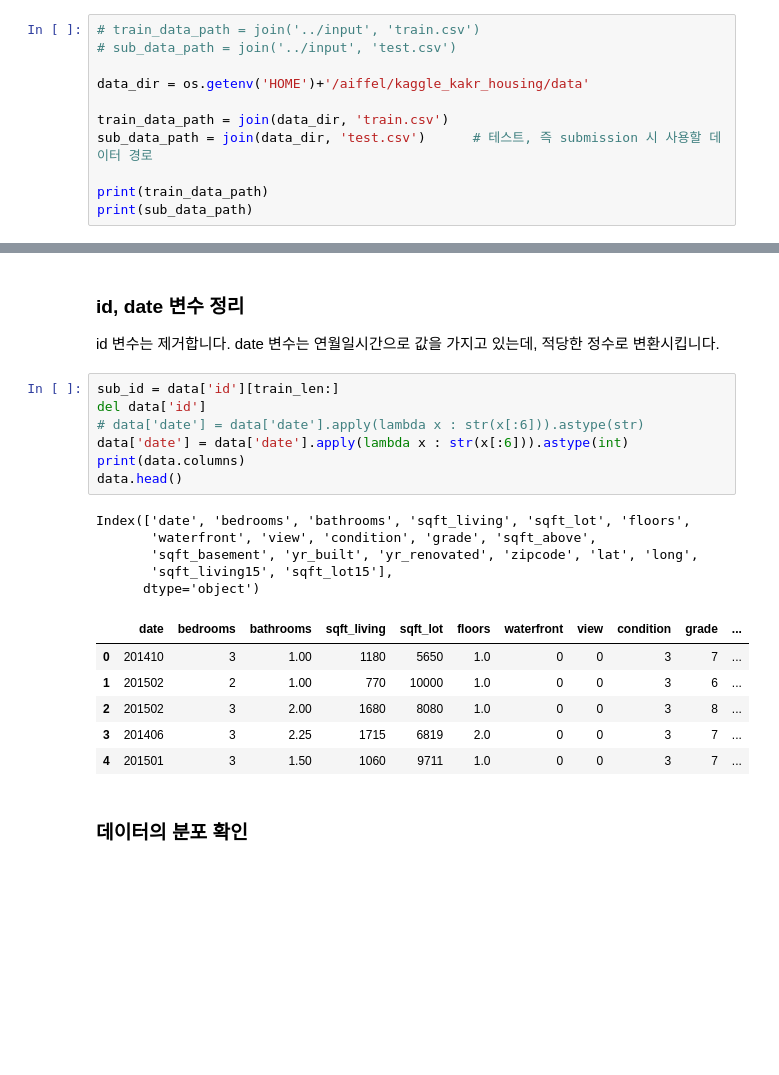
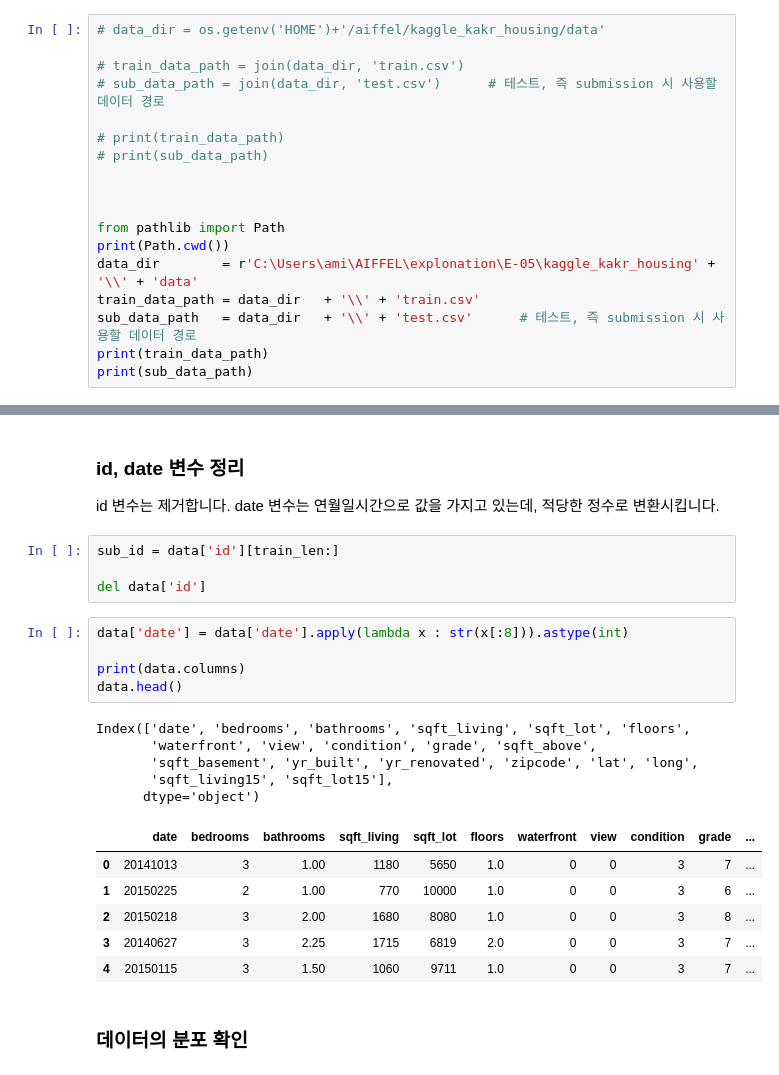
Before and after one commit to Kona-cfd/AIFFEL_PROJECT, a Jupyter notebook: [E-05]kaggle_kakr_housing.ipynb, the cells around one changed output, grey strips where cells are left out. Cells and saved outputs as stored; diff of their text form; blank space fills up the shorter version.

```diff
--- a/[E-05]kaggle_kakr_housing.ipynb
+++ b/[E-05]kaggle_kakr_housing.ipynb
@@ -18,14 +18,21 @@ import lightgbm as lgb
 import matplotlib.pyplot as plt
 import seaborn as sns
 # %%
-# train_data_path = join('../input', 'train.csv')
-# sub_data_path = join('../input', 'test.csv')
+# data_dir = os.getenv('HOME')+'/aiffel/kaggle_kakr_housing/data'
 
-data_dir = os.getenv('HOME')+'/aiffel/kaggle_kakr_housing/data'
+# train_data_path = join(data_dir, 'train.csv')
+# sub_data_path = join(data_dir, 'test.csv')      # 테스트, 즉 submission 시 사용할 데이터 경로
 
-train_data_path = join(data_dir, 'train.csv')
-sub_data_path = join(data_dir, 'test.csv')      # 테스트, 즉 submission 시 사용할 데이터 경로
+# print(train_data_path)
+# print(sub_data_path)
 
+
+
+from pathlib import Path
+print(Path.cwd())
+data_dir        = r'C:\Users\ami\AIFFEL\explonation\E-05\kaggle_kakr_housing' + '\\' + 'data'
+train_data_path = data_dir   + '\\' + 'train.csv'
+sub_data_path   = data_dir   + '\\' + 'test.csv'      # 테스트, 즉 submission 시 사용할 데이터 경로
 print(train_data_path)
 print(sub_data_path)
 # %% [output]
@@ -133,25 +140,27 @@ sqft_lot15 : 0
 ### id, date 변수 정리
 id 변수는 제거합니다.
 date 변수는 연월일시간으로 값을 가지고 있는데, 적당한 정수로 변환시킵니다.
+# %%
+sub_id = data['id'][train_len:]
+
+del data['id']
 # %%
-sub_id = data['id'][train_len:]
-del data['id']
-# data['date'] = data['date'].apply(lambda x : str(x[:6])).astype(str)
-data['date'] = data['date'].apply(lambda x : str(x[:6])).astype(int)
+data['date'] = data['date'].apply(lambda x : str(x[:8])).astype(int)
+
 print(data.columns)
 data.head()
 # %% [output]
 Index(['date', 'bedrooms', 'bathrooms', 'sqft_living', 'sqft_lot', 'floors',
        'waterfront', 'view', 'condition', 'grade', 'sqft_above',
        'sqft_basement', 'yr_built', 'yr_renovated', 'zipcode', 'lat', 'long',
        'sqft_living15', 'sqft_lot15'],
       dtype='object')
 |  | date | bedrooms | bathrooms | sqft_living | sqft_lot | floors | waterfront | view | condition | grade | ... |
-| 0 | 201410 | 3 | 1.00 | 1180 | 5650 | 1.0 | 0 | 0 | 3 | 7 | ... |
-| 1 | 201502 | 2 | 1.00 | 770 | 10000 | 1.0 | 0 | 0 | 3 | 6 | ... |
-| 2 | 201502 | 3 | 2.00 | 1680 | 8080 | 1.0 | 0 | 0 | 3 | 8 | ... |
-| 3 | 201406 | 3 | 2.25 | 1715 | 6819 | 2.0 | 0 | 0 | 3 | 7 | ... |
-| 4 | 201501 | 3 | 1.50 | 1060 | 9711 | 1.0 | 0 | 0 | 3 | 7 | ... |
+| 0 | 20141013 | 3 | 1.00 | 1180 | 5650 | 1.0 | 0 | 0 | 3 | 7 | ... |
+| 1 | 20150225 | 2 | 1.00 | 770 | 10000 | 1.0 | 0 | 0 | 3 | 6 | ... |
+| 2 | 20150218 | 3 | 2.00 | 1680 | 8080 | 1.0 | 0 | 0 | 3 | 8 | ... |
+| 3 | 20140627 | 3 | 2.25 | 1715 | 6819 | 2.0 | 0 | 0 | 3 | 7 | ... |
+| 4 | 20150115 | 3 | 1.50 | 1060 | 9711 | 1.0 | 0 | 0 | 3 | 7 | ... |
 # %% [markdown]
 ### 데이터의 분포 확인
 # %%
```
Also changed, not shown: parts of 14 cells of this notebook.
